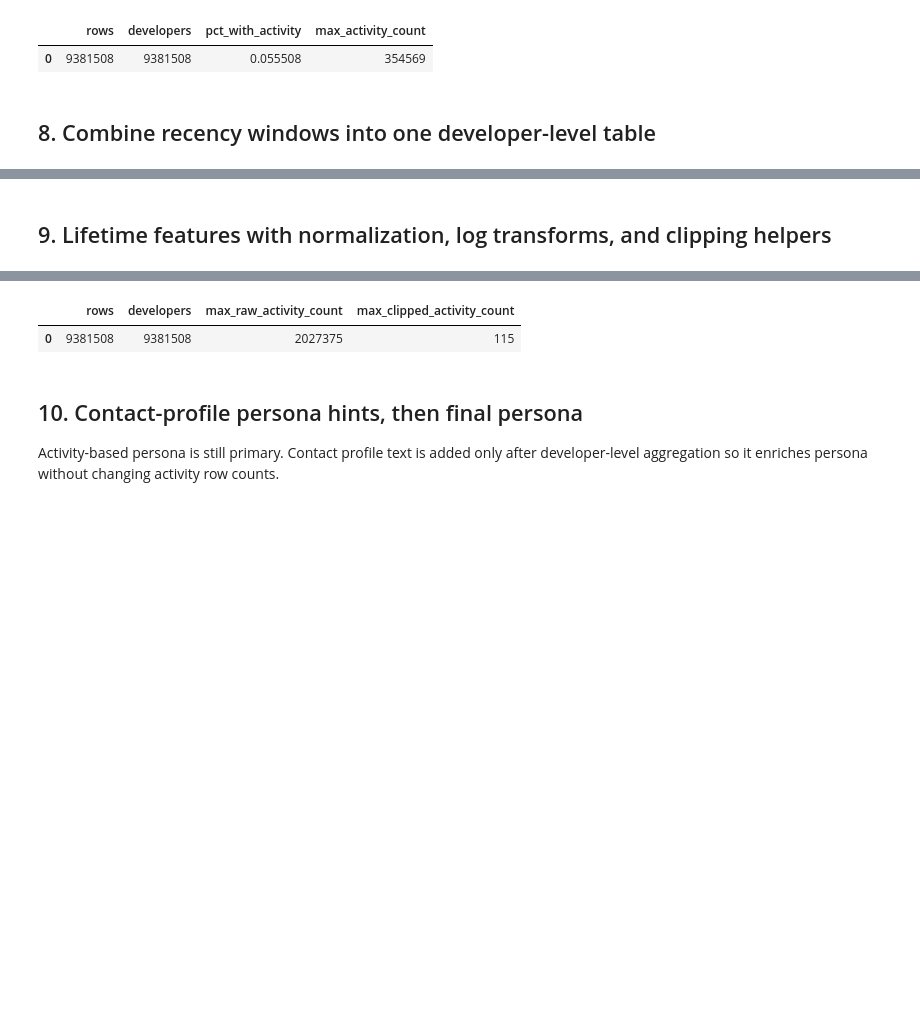
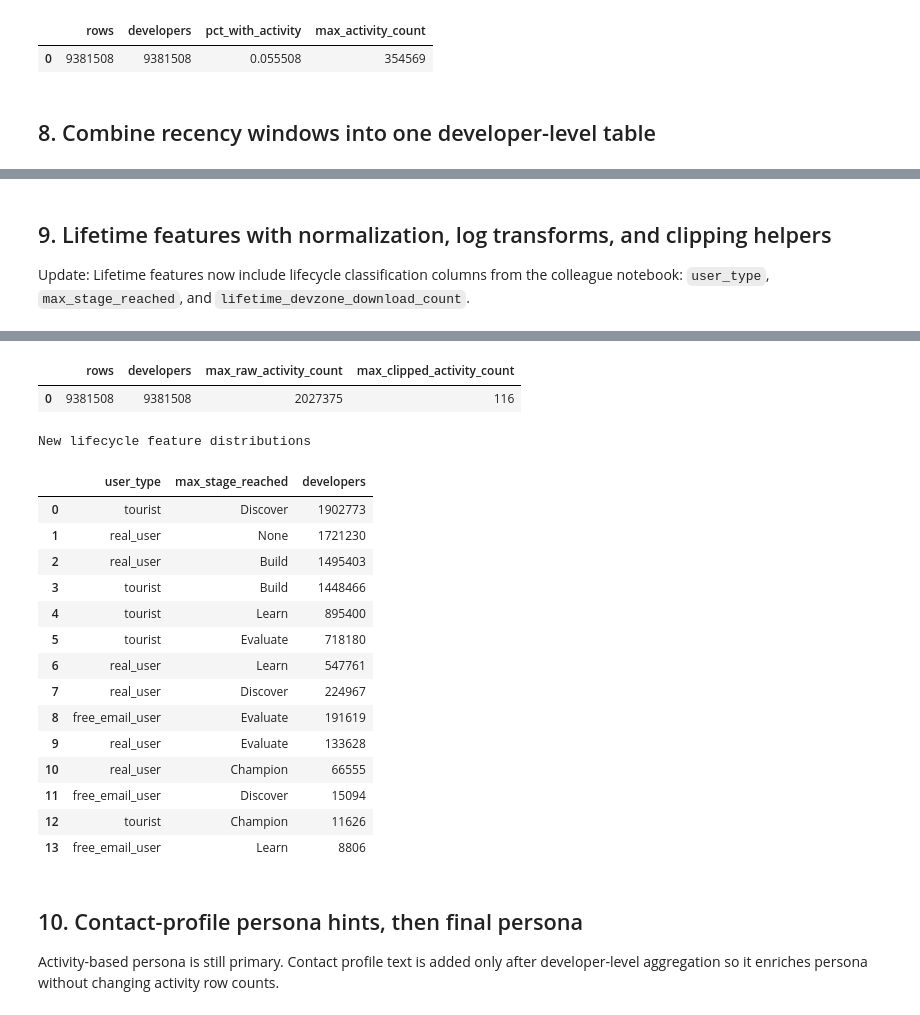
Before and after one commit to WBDoran/Spring2026_IndustryProject, a Jupyter notebook: FeatureEngineering_v2.ipynb, the cells around one changed output, grey strips where cells are left out. Saved outputs shown, nothing was run; the diff lists cells and outputs as text; code cells hidden in the pictures; blank space fills up the shorter version.

```diff
--- a/FeatureEngineering_v2.ipynb
+++ b/FeatureEngineering_v2.ipynb
@@ -594,6 +725,8 @@ FROM dev_recency_features_v2
 | 0 | 9381508 | 9381508 | 0.044561 | 0.038 |
 # %% [markdown]
 ## 9. Lifetime features with normalization, log transforms, and clipping helpers
+
+Update: Lifetime features now include lifecycle classification columns from the colleague notebook: `user_type`, `max_stage_reached`, and `lifetime_devzone_download_count`.
 # %%
 con.execute("""
 CREATE OR REPLACE TABLE dev_features_lifetime_v2 AS
@@ -615,13 +748,14 @@ WITH agg AS (
         SUM(CASE WHEN journey_signal = 'Build' THEN 1 ELSE 0 END) AS lifetime_build_count,
         SUM(CASE WHEN journey_signal = 'Champion' THEN 1 ELSE 0 END) AS lifetime_champion_count,
         SUM(CASE WHEN effort_level = 'High' THEN 1 ELSE 0 END) AS lifetime_high_effort_count,
+        SUM(CASE WHEN activity = 'devzone downloads' THEN 1 ELSE 0 END) AS lifetime_devzone_download_count,
         SUM(cuda_persona_score) AS cuda_score,
         SUM(genai_persona_score) AS genai_score,
         SUM(robotics_persona_score) AS robotics_score,
         SUM(simulation_persona_score) AS simulation_score,
         SUM(learning_community_persona_score) AS learning_community_score,
         SUM(CASE WHEN persona_hint = 'Other' THEN COALESCE(NULLIF(activity_score, 0), 1) ELSE 0 END) AS other_persona_score
-    FROM activity_ontology_v2
+    FROM activity_labeled_v2
     GROUP BY developer_id
 ),
 filled AS (
@@ -642,6 +776,7 @@ filled AS (
         COALESCE(a.lifetime_build_count, 0) AS lifetime_build_count,
         COALESCE(a.lifetime_champion_count, 0) AS lifetime_champion_count,
         COALESCE(a.lifetime_high_effort_count, 0) AS lifetime_high_effort_count,
+        COALESCE(a.lifetime_devzone_download_count, 0) AS lifetime_devzone_download_count,
         COALESCE(a.cuda_score, 0) AS cuda_score,
         COALESCE(a.genai_score, 0) AS genai_score,
         COALESCE(a.robotics_score, 0) AS robotics_score,
@@ -660,6 +795,22 @@ p99 AS (
 )
 SELECT
     f.*,
+    CASE
+        WHEN f.lifetime_unique_activity_days = 1 THEN 'tourist'
+        WHEN f.lifetime_build_count + f.lifetime_champion_count <= 2
+          AND f.lifetime_high_effort_count = 0
+          AND f.lifetime_devzone_download_count >= 1
+        THEN 'free_email_user'
+        ELSE 'real_user'
+    END AS user_type,
+    CASE
+        WHEN f.lifetime_champion_count >= 1 THEN 'Champion'
+        WHEN f.lifetime_build_count >= 1 THEN 'Build'
+        WHEN f.lifetime_evaluate_count >= 1 THEN 'Evaluate'
+        WHEN f.lifetime_learn_count >= 1 THEN 'Learn'
+        WHEN f.lifetime_discover_count >= 1 THEN 'Discover'
+        ELSE 'None'
+    END AS max_stage_reached,
     CASE WHEN lifetime_activity_count > 0 THEN 1 ELSE 0 END AS has_lifetime_activity,
     LN(1 + lifetime_activity_count) AS log_lifetime_activity_count,
     LN(1 + lifetime_activity_score_sum) AS log_lifetime_activity_score_sum,
@@ -682,4 +833,13 @@ SELECT
     MAX(clipped_lifetime_activity_count_p99) AS max_clipped_activity_count
 FROM dev_features_lifetime_v2
 """).fetchdf())
+
+print('New lifecycle feature distributions')
+display(con.execute("""
+SELECT user_type, max_stage_reached, COUNT(*) AS developers
+FROM dev_features_lifetime_v2
+GROUP BY 1,2
+ORDER BY developers DESC
+LIMIT 30
+""").fetchdf())
 # %% [output]
@@ -687,5 +847,21 @@ FROM dev_features_lifetime_v2
 |  | rows | developers | max_raw_activity_count | max_clipped_activity_count |
-| 0 | 9381508 | 9381508 | 2027375 | 115 |
+| 0 | 9381508 | 9381508 | 2027375 | 116 |
+New lifecycle feature distributions
+|  | user_type | max_stage_reached | developers |
+| 0 | tourist | Discover | 1902773 |
+| 1 | real_user | None | 1721230 |
+| 2 | real_user | Build | 1495403 |
+| 3 | tourist | Build | 1448466 |
+| 4 | tourist | Learn | 895400 |
+| 5 | tourist | Evaluate | 718180 |
+| 6 | real_user | Learn | 547761 |
+| 7 | real_user | Discover | 224967 |
+| 8 | free_email_user | Evaluate | 191619 |
+| 9 | real_user | Evaluate | 133628 |
+| 10 | real_user | Champion | 66555 |
+| 11 | free_email_user | Discover | 15094 |
+| 12 | tourist | Champion | 11626 |
+| 13 | free_email_user | Learn | 8806 |
 # %% [markdown]
 ## 10. Contact-profile persona hints, then final persona
 
```
Also changed, not shown: parts of 28 cells of this notebook, 25 other files.
